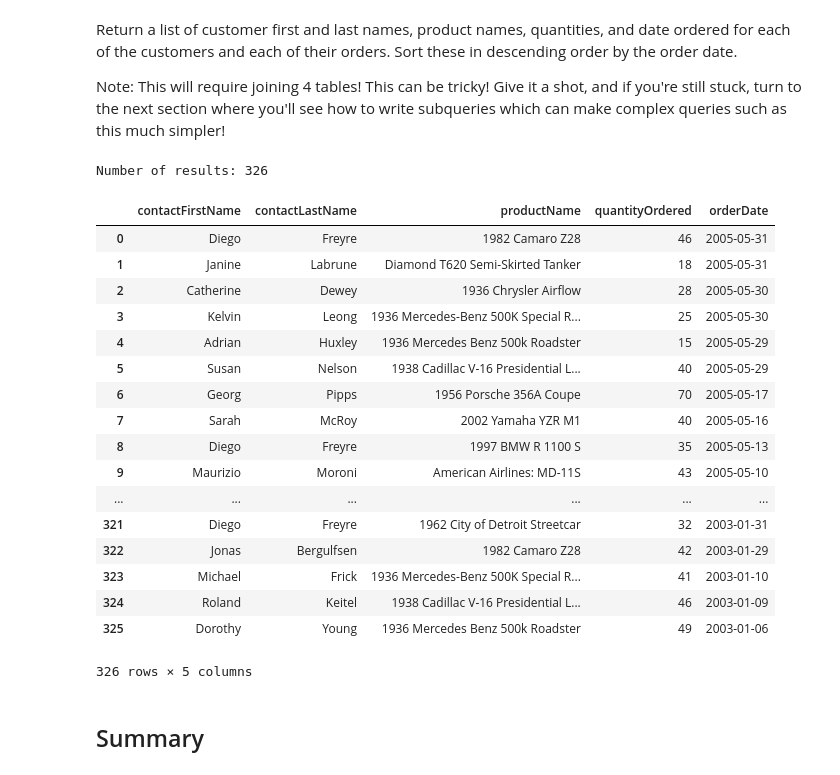
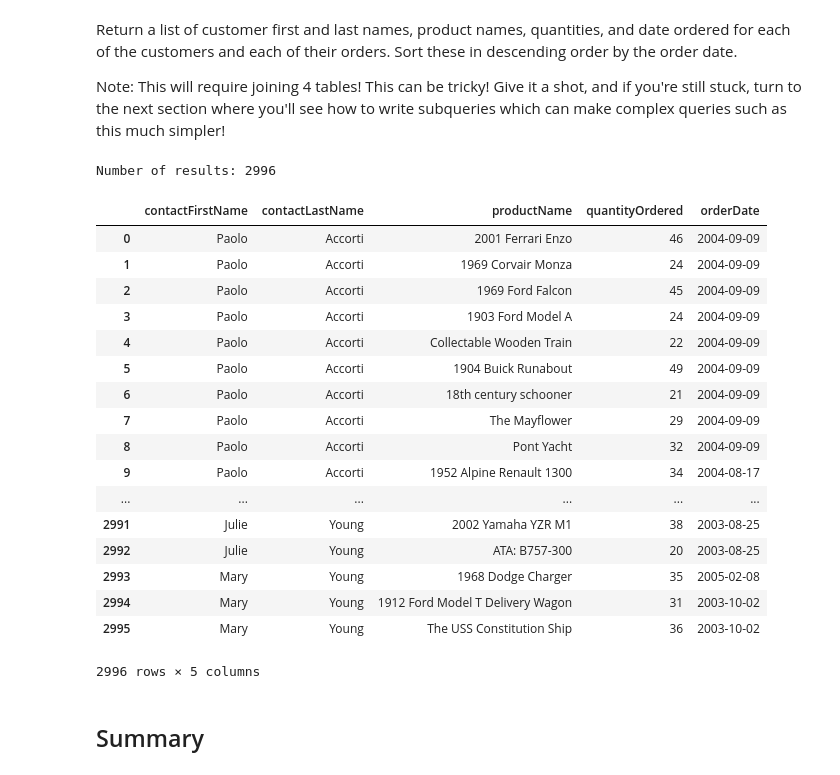
Before and after one commit to npschafer/dsc-one-to-many-and-many-to-many-joins-lab-houston-ds-042219, a Jupyter notebook: index.ipynb, the cells around one changed output. Drawn from its saved outputs; the diff is of its cells as text; code cells hidden in the pictures.

```diff
--- a/index.ipynb
+++ b/index.ipynb
@@ -138,36 +138,36 @@ Note: This will require joining 4 tables! This can be tricky! Give it a shot, an
 # %%
 cur.execute('''SELECT contactFirstName, contactLastName, productName, quantityOrdered, orderDate
                FROM orders o
                JOIN orderdetails od USING(orderNumber)
                JOIN customers c USING(customerNumber)
                JOIN products p USING(productCode)
 
                ORDER BY contactLastName ASC, contactFirstName ASC, orderDate DESC''')
-               GROUP BY contactFirstName, contactLastName, orderNumber
+# GROUP BY contactFirstName, contactLastName, orderNumber
 df = pd.DataFrame(cur.fetchall())
 df.columns = [i[0] for i in cur.description]
 print('Number of results:', len(df))
 df
 # %% [output]
-Number of results: 326
+Number of results: 2996
 |  | contactFirstName | contactLastName | productName | quantityOrdered | orderDate |
-| 0 | Diego | Freyre | 1982 Camaro Z28 | 46 | 2005-05-31 |
-| 1 | Janine | Labrune | Diamond T620 Semi-Skirted Tanker | 18 | 2005-05-31 |
-| 2 | Catherine | Dewey | 1936 Chrysler Airflow | 28 | 2005-05-30 |
-| 3 | Kelvin | Leong | 1936 Mercedes-Benz 500K Special R... | 25 | 2005-05-30 |
-| 4 | Adrian | Huxley | 1936 Mercedes Benz 500k Roadster | 15 | 2005-05-29 |
-| 5 | Susan | Nelson | 1938 Cadillac V-16 Presidential L... | 40 | 2005-05-29 |
-| 6 | Georg | Pipps | 1956 Porsche 356A Coupe | 70 | 2005-05-17 |
-| 7 | Sarah | McRoy | 2002 Yamaha YZR M1 | 40 | 2005-05-16 |
-| 8 | Diego | Freyre | 1997 BMW R 1100 S | 35 | 2005-05-13 |
-| 9 | Maurizio | Moroni | American Airlines: MD-11S | 43 | 2005-05-10 |
+| 0 | Paolo | Accorti | 2001 Ferrari Enzo | 46 | 2004-09-09 |
+| 1 | Paolo | Accorti | 1969 Corvair Monza | 24 | 2004-09-09 |
+| 2 | Paolo | Accorti | 1969 Ford Falcon | 45 | 2004-09-09 |
+| 3 | Paolo | Accorti | 1903 Ford Model A | 24 | 2004-09-09 |
+| 4 | Paolo | Accorti | Collectable Wooden Train | 22 | 2004-09-09 |
+| 5 | Paolo | Accorti | 1904 Buick Runabout | 49 | 2004-09-09 |
+| 6 | Paolo | Accorti | 18th century schooner | 21 | 2004-09-09 |
+| 7 | Paolo | Accorti | The Mayflower | 29 | 2004-09-09 |
+| 8 | Paolo | Accorti | Pont Yacht | 32 | 2004-09-09 |
+| 9 | Paolo | Accorti | 1952 Alpine Renault 1300 | 34 | 2004-08-17 |
 | ... | ... | ... | ... | ... | ... |
-| 321 | Diego | Freyre | 1962 City of Detroit Streetcar | 32 | 2003-01-31 |
-| 322 | Jonas | Bergulfsen | 1982 Camaro Z28 | 42 | 2003-01-29 |
-| 323 | Michael | Frick | 1936 Mercedes-Benz 500K Special R... | 41 | 2003-01-10 |
-| 324 | Roland | Keitel | 1938 Cadillac V-16 Presidential L... | 46 | 2003-01-09 |
-| 325 | Dorothy | Young | 1936 Mercedes Benz 500k Roadster | 49 | 2003-01-06 |
+| 2991 | Julie | Young | 2002 Yamaha YZR M1 | 38 | 2003-08-25 |
+| 2992 | Julie | Young | ATA: B757-300 | 20 | 2003-08-25 |
+| 2993 | Mary | Young | 1968 Dodge Charger | 35 | 2005-02-08 |
+| 2994 | Mary | Young | 1912 Ford Model T Delivery Wagon | 31 | 2003-10-02 |
+| 2995 | Mary | Young | The USS Constitution Ship | 36 | 2003-10-02 |
-326 rows × 5 columns
+2996 rows × 5 columns
 # %% [markdown]
 ## Summary
 # %% [markdown]
```
